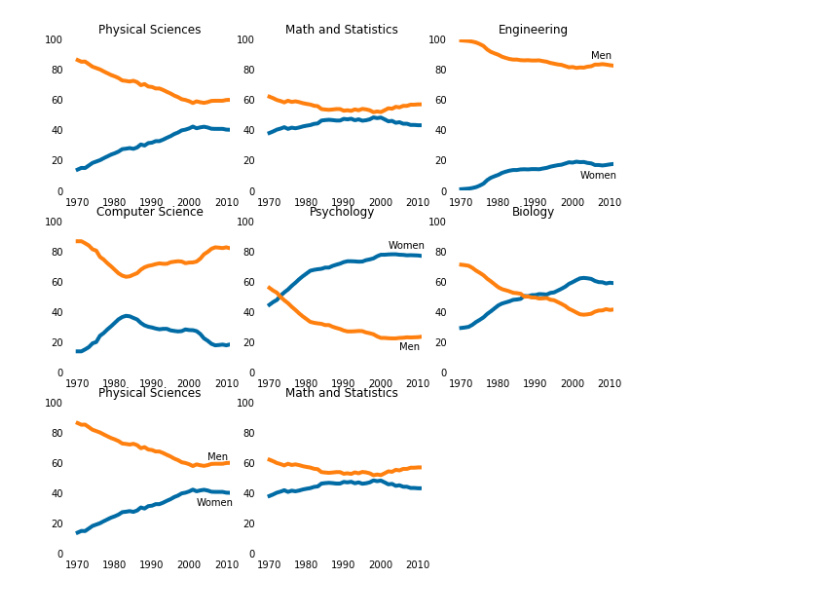
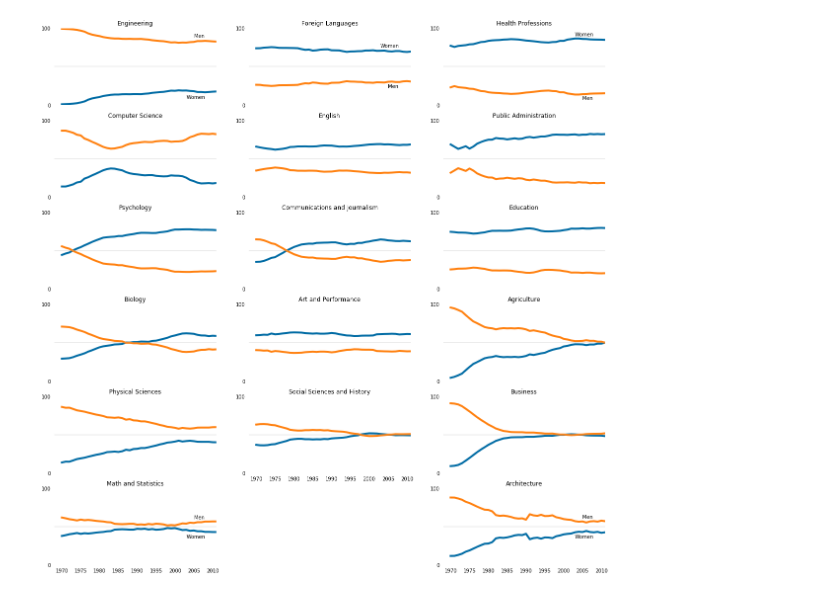
Before and after one commit to annahcasey/dataquest, a Jupyter notebook: data_vis_intermediate/Gender_Gap_in_College_Degrees.ipynb, the cells around one changed output. Drawn from its saved outputs; the diff is of its cells as text; code cells hidden in the pictures.

```diff
--- a/data_vis_intermediate/Gender_Gap_in_College_Degrees.ipynb
+++ b/data_vis_intermediate/Gender_Gap_in_College_Degrees.ipynb
@@ -1,51 +1,108 @@
 # %%
 import pandas as pd
 import numpy as np
 import matplotlib.pyplot as plt
 #imports in necessary libraries
 %matplotlib inline
 #sets up matplotlib to display inline
 women_degrees = pd.read_csv('percent-bachelors-degrees-women-usa.csv')
 #reads in csv
 cb_dark_blue = (0/255,107/255,164/255)
 cb_orange = (255/255, 128/255, 14/255)
 #creates a couple of colors from their RGB values
 stem_cats = ['Engineering', 'Computer Science', 'Psychology', 'Biology', 'Physical Sciences', 'Math and Statistics']
-#list of bachelor degree majors
-fig = plt.figure(figsize=(10, 20))
+lib_arts_cats = ['Foreign Languages', 'English', 'Communications and Journalism', 'Art and Performance', 'Social Sciences and History']
+other_cats = ['Health Professions', 'Public Administration', 'Education', 'Agriculture','Business', 'Architecture']
+#lists of bachelor degree majors by category
+fig = plt.figure(figsize=(20,20))
 #creates a 18x3 figure
-for sp in range(-2,6):
-    ax = fig.add_subplot(6,3,sp+3)
-    #creates a subplot in figure for each category in stem_cats
+for sp in range(0,6):
+    ax = fig.add_subplot(6,3,(sp*3+1))
+    #creates a subplot in figure for each category in stem_cats in the first column
     ax.plot(women_degrees['Year'], women_degrees[stem_cats[sp]], c=cb_dark_blue, label='Women', linewidth=4)
     ax.plot(women_degrees['Year'], 100-women_degrees[stem_cats[sp]], c=cb_orange, label='Men', linewidth=4)
     #plots the Women vs. Men lines for each category
     ax.spines["right"].set_visible(False)
     ax.spines["left"].set_visible(False)
     ax.spines["top"].set_visible(False)
     ax.spines["bottom"].set_visible(False)
     #removes spines
     ax.set_xlim(1968, 2011)
     ax.set_ylim(0,100)
     #sets x and y limits
     ax.set_title(stem_cats[sp])
     #gives each subplot a title
-    ax.tick_params(bottom=False, top=False, left=False, right=False)
-    #removes ticks
+    ax.tick_params(bottom=False, top=False, left=False, right=False, labelbottom=False)
+    #removes ticks and x-axis labels
+    ax.set_yticks([0,100])
+    ax.axhline(50, c=(171/255, 171/255, 171/255), alpha=0.3)
+    #sets y-ticks to just display 0 and 100 and creates horizontal line at 50
+    if sp == 0:
+        ax.text(2005, 88, 'Men')
+        ax.text(2003, 8, 'Women')
+    elif sp == 5:
+        ax.text(2005, 60, 'Men')
+        ax.text(2003, 35, 'Women')
+        ax.tick_params(labelbottom=True)
+    #adds labels for top and bottom plots in this column and re-assigns x-axis labels to bottom plot
+for sp in range(0,5):
+    ax = fig.add_subplot(6,3,(sp*3+2))
+    #creates a subplot in figure for each category in lib_arts_cats in the second column
+    ax.plot(women_degrees['Year'], women_degrees[lib_arts_cats[sp]], c=cb_dark_blue, label='Women', linewidth=4)
+    ax.plot(women_degrees['Year'], 100-women_degrees[lib_arts_cats[sp]], c=cb_orange, label='Men', linewidth=4)
+    #plots the Women vs. Men lines for each category
+    ax.spines["right"].set_visible(False)
+    ax.spines["left"].set_visible(False)
+    ax.spines["top"].set_visible(False)
+    ax.spines["bottom"].set_visible(False)
+    #removes spines
+    ax.set_xlim(1968, 2011)
+    ax.set_ylim(0,100)
+    #sets x and y limits
+    ax.set_title(lib_arts_cats[sp])
+    #gives each subplot a title
+    ax.tick_params(bottom=False, top=False, left=False, right=False, labelbottom=False)
+    #removes ticks and x-axis labels
+    ax.set_yticks([0,100])
+    ax.axhline(50, c=(171/255, 171/255, 171/255), alpha=0.3)
+    #sets y-ticks to just display 0 and 100 and creates horizontal line at 50
+    if sp == 0:
+        ax.text(2005, 22, 'Men')
+        ax.text(2003, 75, 'Women')
+    elif sp == 4:
+        ax.tick_params(labelbottom=True)
+    #adds labels for the topmost plot in this column (bottom has overlapping lines), and re-assigns x-axis labels to bottom plot
+for sp in range(0,6):
+    ax = fig.add_subplot(6,3,(sp*3+3))
+    #creates a subplot in figure for each category in other_cats in the last column
+    ax.plot(women_degrees['Year'], women_degrees[other_cats[sp]], c=cb_dark_blue, label='Women', linewidth=4)
+    ax.plot(women_degrees['Year'], 100-women_degrees[other_cats[sp]], c=cb_orange, label='Men', linewidth=4)
+    #plots the Women vs. Men lines for each category
+    ax.spines["right"].set_visible(False)
+    ax.spines["left"].set_visible(False)
+    ax.spines["top"].set_visible(False)
+    ax.spines["bottom"].set_visible(False)
+    #removes spines
+    ax.set_xlim(1968, 2011)
+    ax.set_ylim(0,100)
+    #sets x and y limits
+    ax.set_title(other_cats[sp])
+    #gives each subplot a title
+    ax.tick_params(bottom=False, top=False, left=False, right=False, labelbottom=False)
+    #removes ticks and x-axis labels
+    ax.set_yticks([0,100])
+    ax.axhline(50, c=(171/255, 171/255, 171/255), alpha=0.3)
+    #sets y-ticks to just display 0 and 100 and creates horizontal line at 50
+    if sp == 0:
+        ax.text(2005, 7, 'Men')
+        ax.text(2003, 90, 'Women')
+    elif sp == 5:
+        ax.text(2005, 61, 'Men')
+        ax.text(2003, 35, 'Women')
+        ax.tick_params(labelbottom=True)
+    #adds labels for top and bottom plots in this column, and re-assigns labels to x-axis of bottom plot
 
-    if sp == 0:
-        ax.text(2005, 87, 'Men')
-        ax.text(2002, 8, 'Women')
-
-    elif sp == 2:
-        ax.text(2002, 82, 'Women')
-        ax.text(2005, 15, 'Men')
-
-    elif sp == 4:
-        ax.text(2005, 62, 'Men')
-        ax.text(2002, 32, 'Women')
-    #labels the lines in the first subplot for each row
-plt.show()
+plt.savefig("gender_degrees.png")
 #displays the figure
 # %% [output]
-[figure, old version]
+[figure, new version]
```
Also changed, not shown: parts of 1 cell of this notebook, 2 other files.
